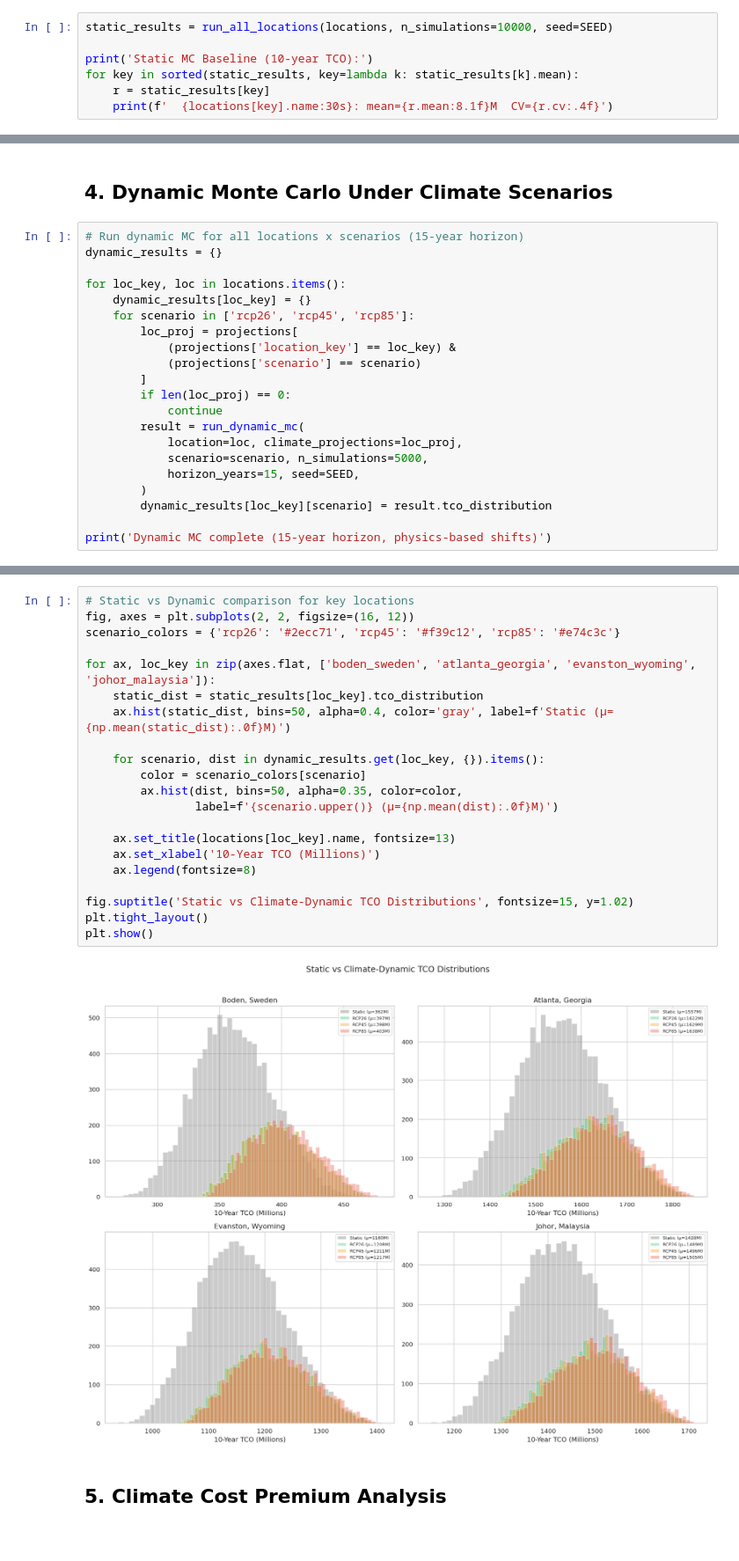
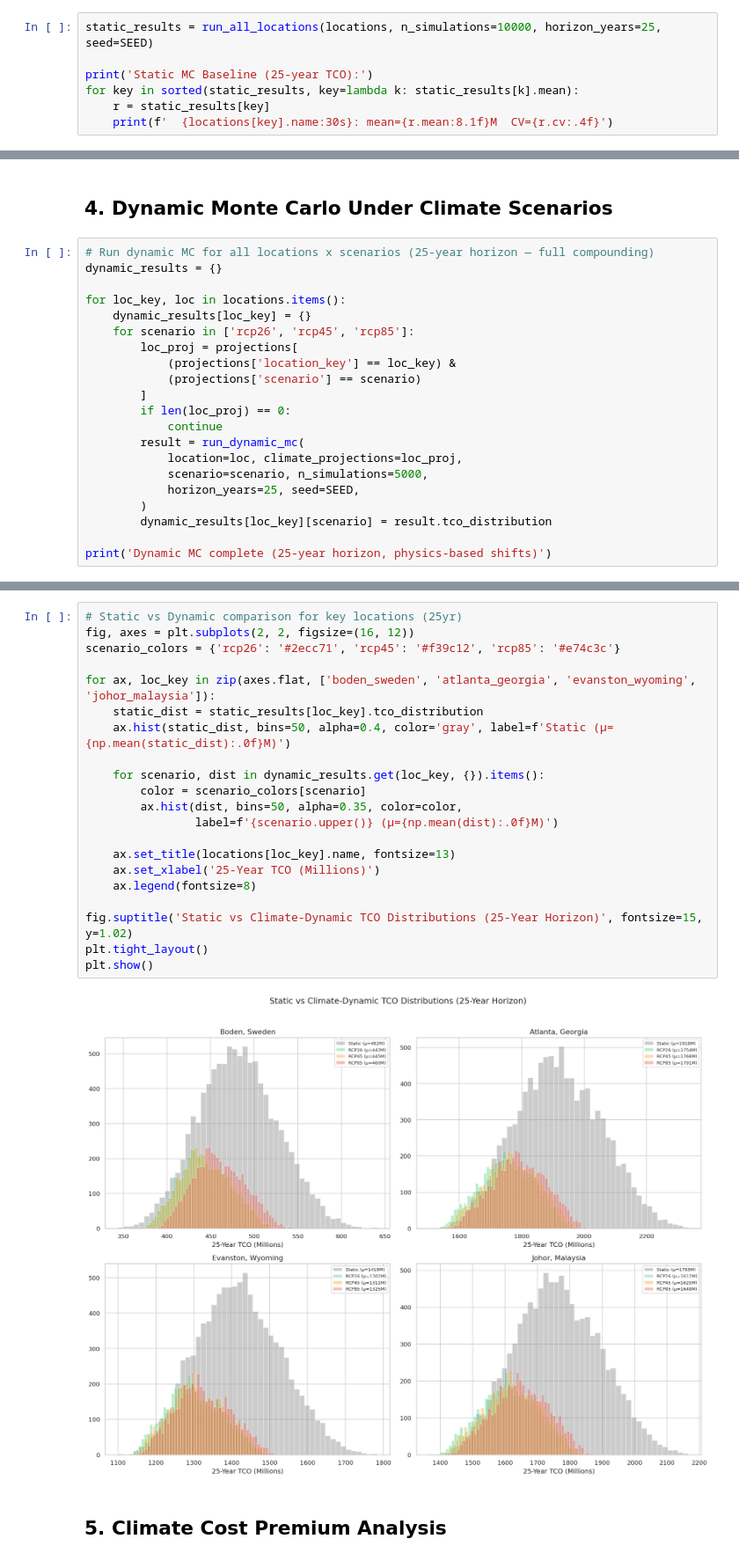
Before and after one commit to tedrubin80/datacenterrundown, a Jupyter notebook: notebooks/03_idea3_dynamic_tco_executed.ipynb, the cells around one changed output, grey strips where cells are left out. Shown at 88% size. Drawn from its saved outputs; the diff is of its cells as text.

```diff
--- a/notebooks/03_idea3_dynamic_tco_executed.ipynb
+++ b/notebooks/03_idea3_dynamic_tco_executed.ipynb
@@ -91,9 +91,9 @@ plt.show()
 # %% [markdown]
 ## 2. Static Baseline Monte Carlo
 # %%
-static_results = run_all_locations(locations, n_simulations=10000, seed=SEED)
+static_results = run_all_locations(locations, n_simulations=10000, horizon_years=25, seed=SEED)
 
-print('Static MC Baseline (10-year TCO):')
+print('Static MC Baseline (25-year TCO):')
 for key in sorted(static_results, key=lambda k: static_results[k].mean):
     r = static_results[key]
     print(f'  {locations[key].name:30s}: mean={r.mean:8.1f}M  CV={r.cv:.4f}')
@@ -147,7 +147,7 @@ Johor, Malaysia                   +0.0497       +47.5$/MWh       3.19x
 # %% [markdown]
 ## 4. Dynamic Monte Carlo Under Climate Scenarios
 # %%
-# Run dynamic MC for all locations x scenarios (15-year horizon)
+# Run dynamic MC for all locations x scenarios (25-year horizon — full compounding)
 dynamic_results = {}
 
 for loc_key, loc in locations.items():
@@ -162,9 +162,9 @@ for loc_key, loc in locations.items():
         result = run_dynamic_mc(
             location=loc, climate_projections=loc_proj,
             scenario=scenario, n_simulations=5000,
-            horizon_years=15, seed=SEED,
+            horizon_years=25, seed=SEED,
         )
         dynamic_results[loc_key][scenario] = result.tco_distribution
 
-print('Dynamic MC complete (15-year horizon, physics-based shifts)')
+print('Dynamic MC complete (25-year horizon, physics-based shifts)')
 # %% [output]
@@ -172,26 +172,26 @@ Dynamic MC complete (15-year horizon, physics-based shifts)
 # %%
-# Static vs Dynamic comparison for key locations
+# Static vs Dynamic comparison for key locations (25yr)
 fig, axes = plt.subplots(2, 2, figsize=(16, 12))
 scenario_colors = {'rcp26': '#2ecc71', 'rcp45': '#f39c12', 'rcp85': '#e74c3c'}
 
 for ax, loc_key in zip(axes.flat, ['boden_sweden', 'atlanta_georgia', 'evanston_wyoming', 'johor_malaysia']):
     static_dist = static_results[loc_key].tco_distribution
     ax.hist(static_dist, bins=50, alpha=0.4, color='gray', label=f'Static (μ={np.mean(static_dist):.0f}M)')
 
     for scenario, dist in dynamic_results.get(loc_key, {}).items():
         color = scenario_colors[scenario]
         ax.hist(dist, bins=50, alpha=0.35, color=color,
                 label=f'{scenario.upper()} (μ={np.mean(dist):.0f}M)')
 
     ax.set_title(locations[loc_key].name, fontsize=13)
-    ax.set_xlabel('10-Year TCO (Millions)')
+    ax.set_xlabel('25-Year TCO (Millions)')
     ax.legend(fontsize=8)
 
-fig.suptitle('Static vs Climate-Dynamic TCO Distributions', fontsize=15, y=1.02)
+fig.suptitle('Static vs Climate-Dynamic TCO Distributions (25-Year Horizon)', fontsize=15, y=1.02)
 plt.tight_layout()
 plt.show()
 # %% [output]
-[figure, old version]
+[figure, new version]
 # %% [markdown]
 ## 5. Climate Cost Premium Analysis
 # %%
```
Also changed, not shown: parts of 4 cells of this notebook, 5 other files.
